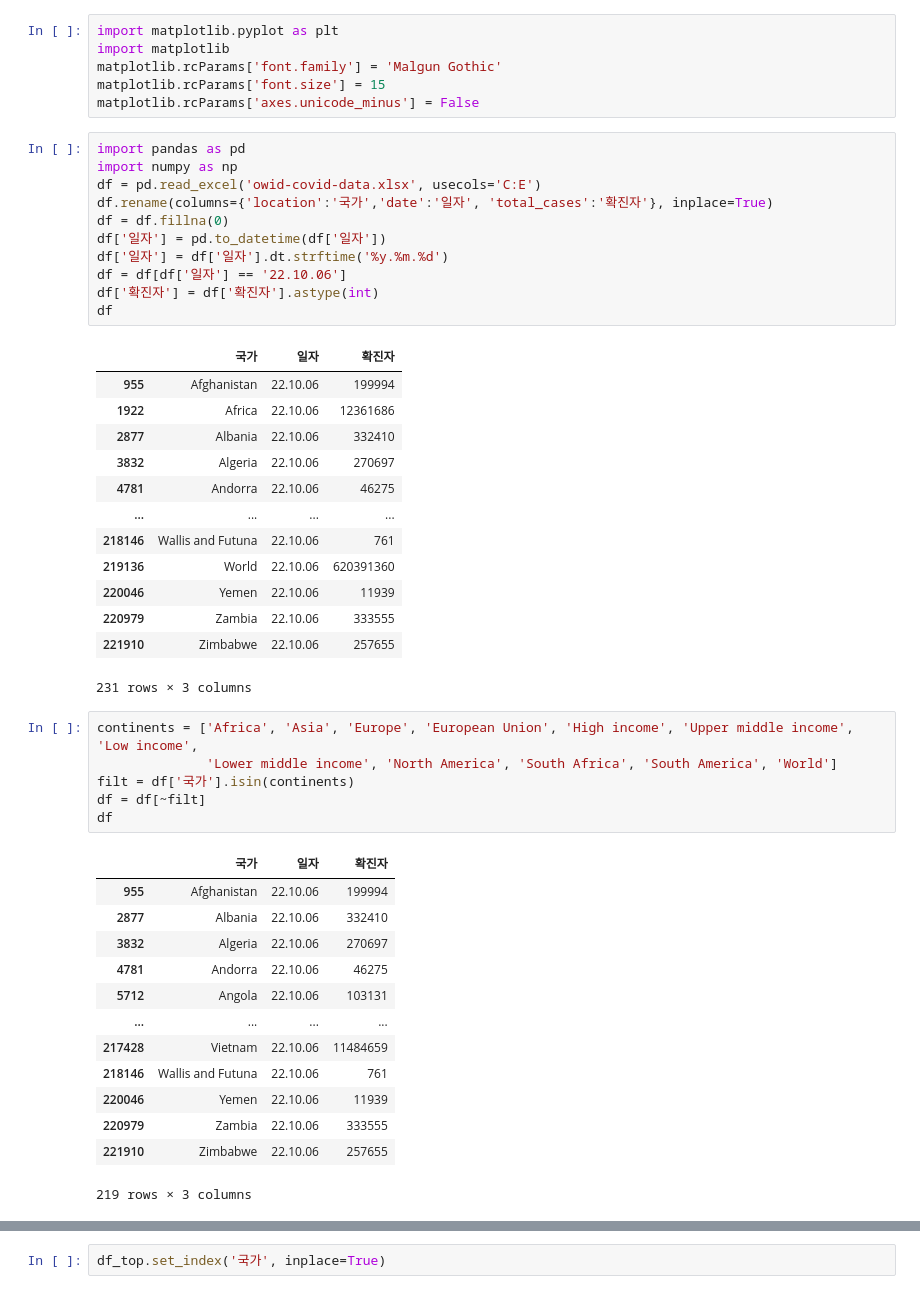
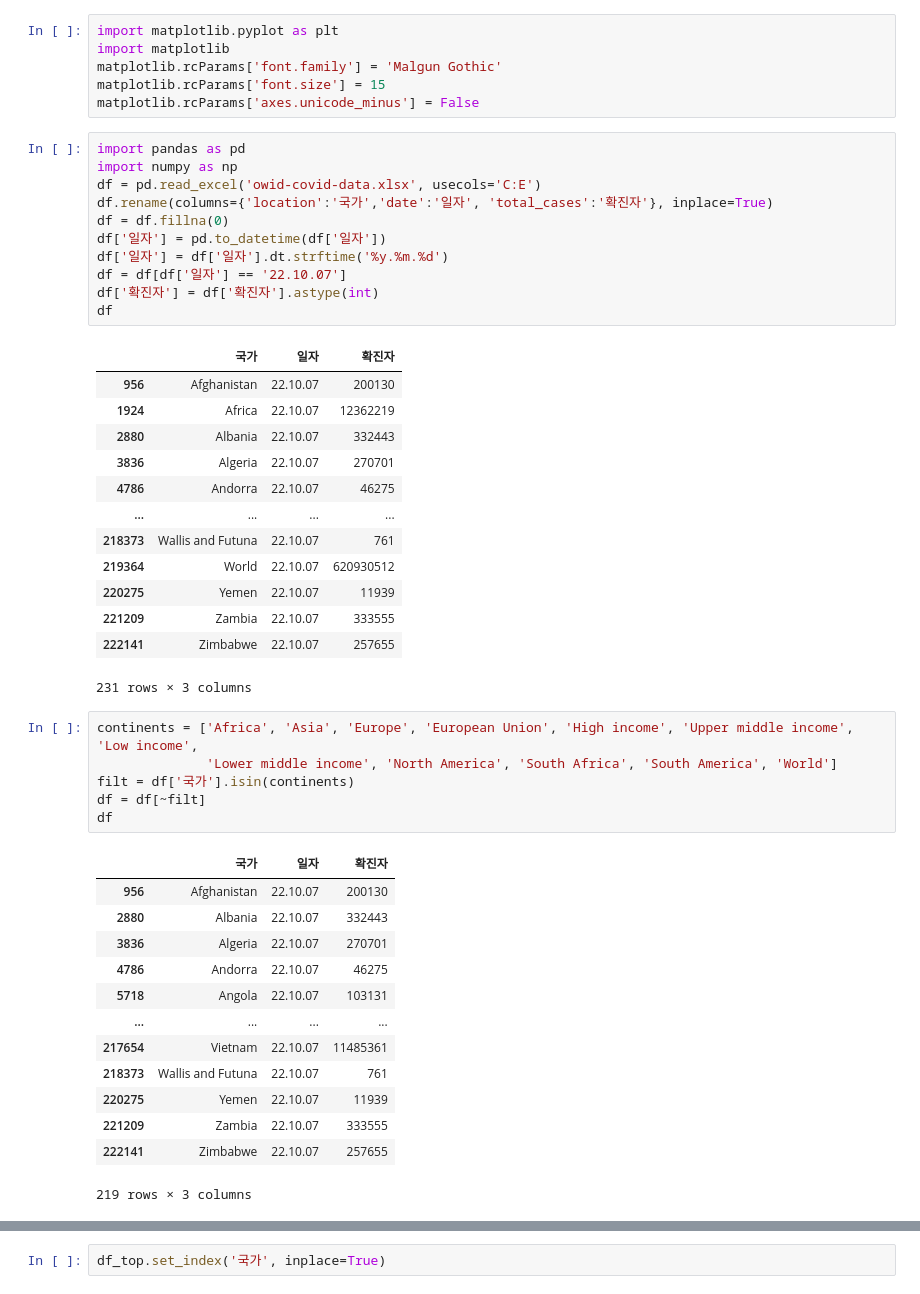
Before and after one commit to cpwoo/ProjectCorona, a Jupyter notebook: pie chart.ipynb, the cells around one changed output, grey strips where cells are left out. Drawn from its saved outputs; the diff is of its cells as text.

```diff
--- a/pie chart.ipynb
+++ b/pie chart.ipynb
@@ -7,27 +7,27 @@ matplotlib.rcParams['axes.unicode_minus'] = False
 # %%
 import pandas as pd
 import numpy as np
 df = pd.read_excel('owid-covid-data.xlsx', usecols='C:E')
 df.rename(columns={'location':'국가','date':'일자', 'total_cases':'확진자'}, inplace=True)
 df = df.fillna(0)
 df['일자'] = pd.to_datetime(df['일자'])
 df['일자'] = df['일자'].dt.strftime('%y.%m.%d')
-df = df[df['일자'] == '22.10.06']
+df = df[df['일자'] == '22.10.07']
 df['확진자'] = df['확진자'].astype(int)
 df
 # %% [output]
 |  | 국가 | 일자 | 확진자 |
-| 955 | Afghanistan | 22.10.06 | 199994 |
-| 1922 | Africa | 22.10.06 | 12361686 |
-| 2877 | Albania | 22.10.06 | 332410 |
-| 3832 | Algeria | 22.10.06 | 270697 |
-| 4781 | Andorra | 22.10.06 | 46275 |
+| 956 | Afghanistan | 22.10.07 | 200130 |
+| 1924 | Africa | 22.10.07 | 12362219 |
+| 2880 | Albania | 22.10.07 | 332443 |
+| 3836 | Algeria | 22.10.07 | 270701 |
+| 4786 | Andorra | 22.10.07 | 46275 |
 | ... | ... | ... | ... |
-| 218146 | Wallis and Futuna | 22.10.06 | 761 |
-| 219136 | World | 22.10.06 | 620391360 |
-| 220046 | Yemen | 22.10.06 | 11939 |
-| 220979 | Zambia | 22.10.06 | 333555 |
-| 221910 | Zimbabwe | 22.10.06 | 257655 |
+| 218373 | Wallis and Futuna | 22.10.07 | 761 |
+| 219364 | World | 22.10.07 | 620930512 |
+| 220275 | Yemen | 22.10.07 | 11939 |
+| 221209 | Zambia | 22.10.07 | 333555 |
+| 222141 | Zimbabwe | 22.10.07 | 257655 |
 231 rows × 3 columns
 # %%
 continents = ['Africa', 'Asia', 'Europe', 'European Union', 'High income', 'Upper middle income', 'Low income',
@@ -37,17 +37,17 @@ df = df[~filt]
 df
 # %% [output]
 |  | 국가 | 일자 | 확진자 |
-| 955 | Afghanistan | 22.10.06 | 199994 |
-| 2877 | Albania | 22.10.06 | 332410 |
-| 3832 | Algeria | 22.10.06 | 270697 |
-| 4781 | Andorra | 22.10.06 | 46275 |
-| 5712 | Angola | 22.10.06 | 103131 |
+| 956 | Afghanistan | 22.10.07 | 200130 |
+| 2880 | Albania | 22.10.07 | 332443 |
+| 3836 | Algeria | 22.10.07 | 270701 |
+| 4786 | Andorra | 22.10.07 | 46275 |
+| 5718 | Angola | 22.10.07 | 103131 |
 | ... | ... | ... | ... |
-| 217428 | Vietnam | 22.10.06 | 11484659 |
-| 218146 | Wallis and Futuna | 22.10.06 | 761 |
-| 220046 | Yemen | 22.10.06 | 11939 |
-| 220979 | Zambia | 22.10.06 | 333555 |
-| 221910 | Zimbabwe | 22.10.06 | 257655 |
+| 217654 | Vietnam | 22.10.07 | 11485361 |
+| 218373 | Wallis and Futuna | 22.10.07 | 761 |
+| 220275 | Yemen | 22.10.07 | 11939 |
+| 221209 | Zambia | 22.10.07 | 333555 |
+| 222141 | Zimbabwe | 22.10.07 | 257655 |
 219 rows × 3 columns
 # %%
 df = df.sort_values(by=['확진자'], ascending=0)
```
Also changed, not shown: parts of 5 cells of this notebook, 7 other files.
